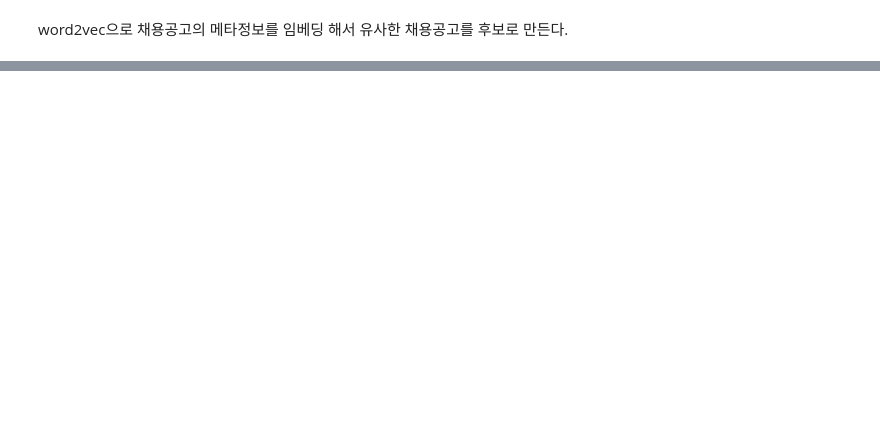
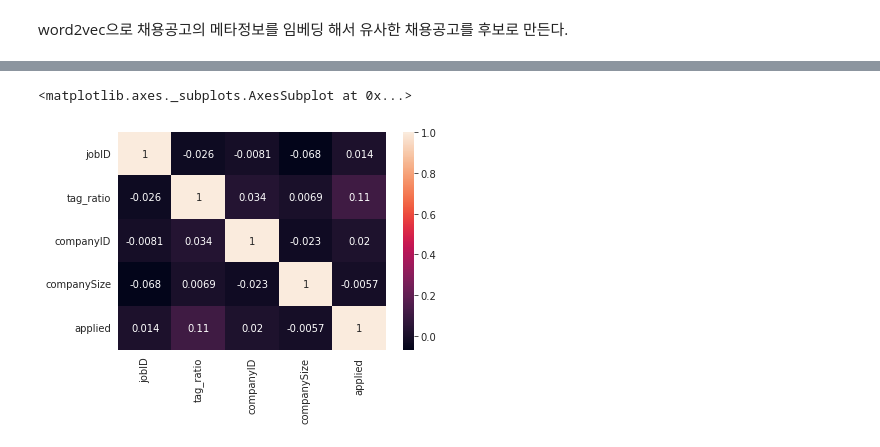
Before and after one commit to joniekwon/EDA_and_ML_DL_Projects, a Jupyter notebook: 채용공고추천/채용공고추천_EDA_&_전처리.ipynb, the cells around one changed output, grey strips where cells are left out. Cells and saved outputs as stored; diff of their text form; code cells hidden in the pictures; blank space fills up the shorter version.

```diff
--- a/채용공고추천/채용공고추천_EDA_&_전처리.ipynb
+++ b/채용공고추천/채용공고추천_EDA_&_전처리.ipynb
@@ -817,0 +1095,4 @@ model.wv.most_similar("jobID:2", topn=20)
+# %%
+train = pd.merge(train, job_info, left_on="jobID", right_on="jobID")[["userID", "jobID", "tag_ratio", "companyID", "companySize", "applied"]]
+train["companySize"] = train["companySize"].replace(company_size_dict)
+train
@@ -817,0 +1113,5 @@ model.wv.most_similar("jobID:2", topn=20)
+# %%
+sns.heatmap(train[["jobID", "tag_ratio", "companyID", "companySize", "applied"]].corr(), annot=True, cbar=True)
+# %% [output]
+<matplotlib.axes._subplots.AxesSubplot at 0x...>
+[figure, added]
```
Also changed, not shown: parts of 61 cells of this notebook.
